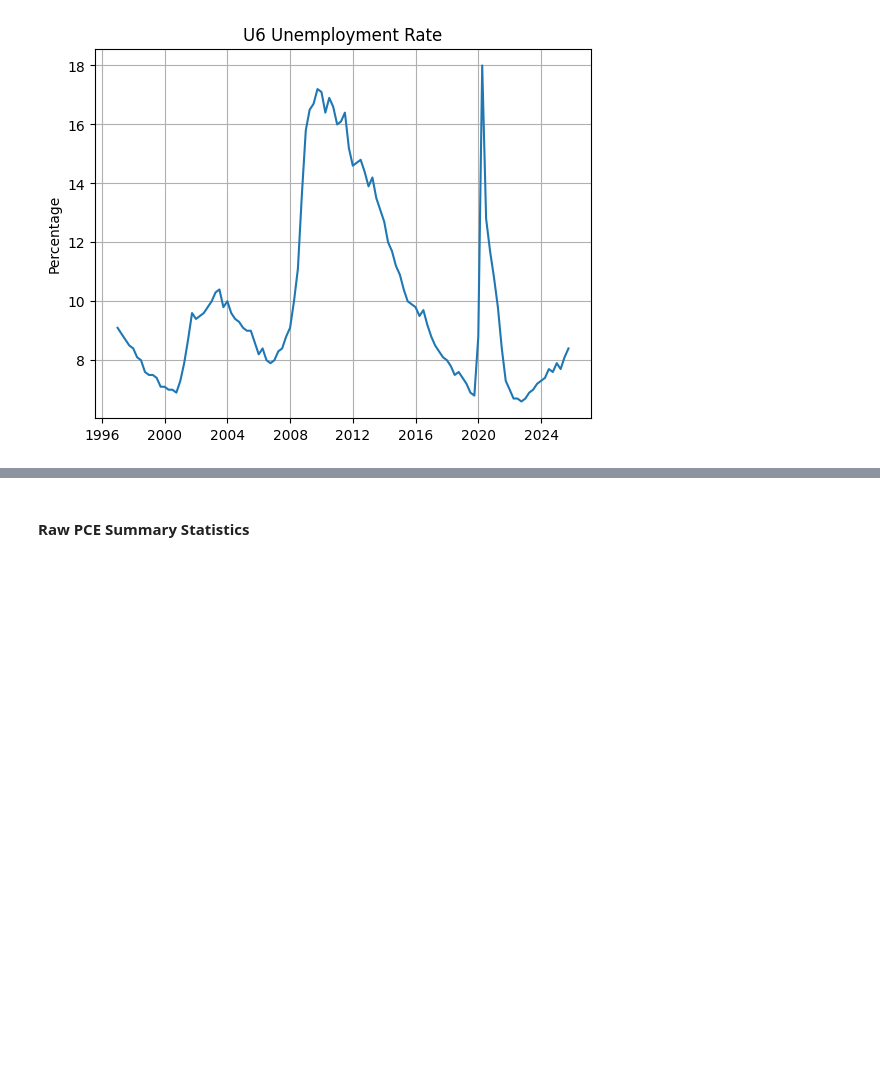
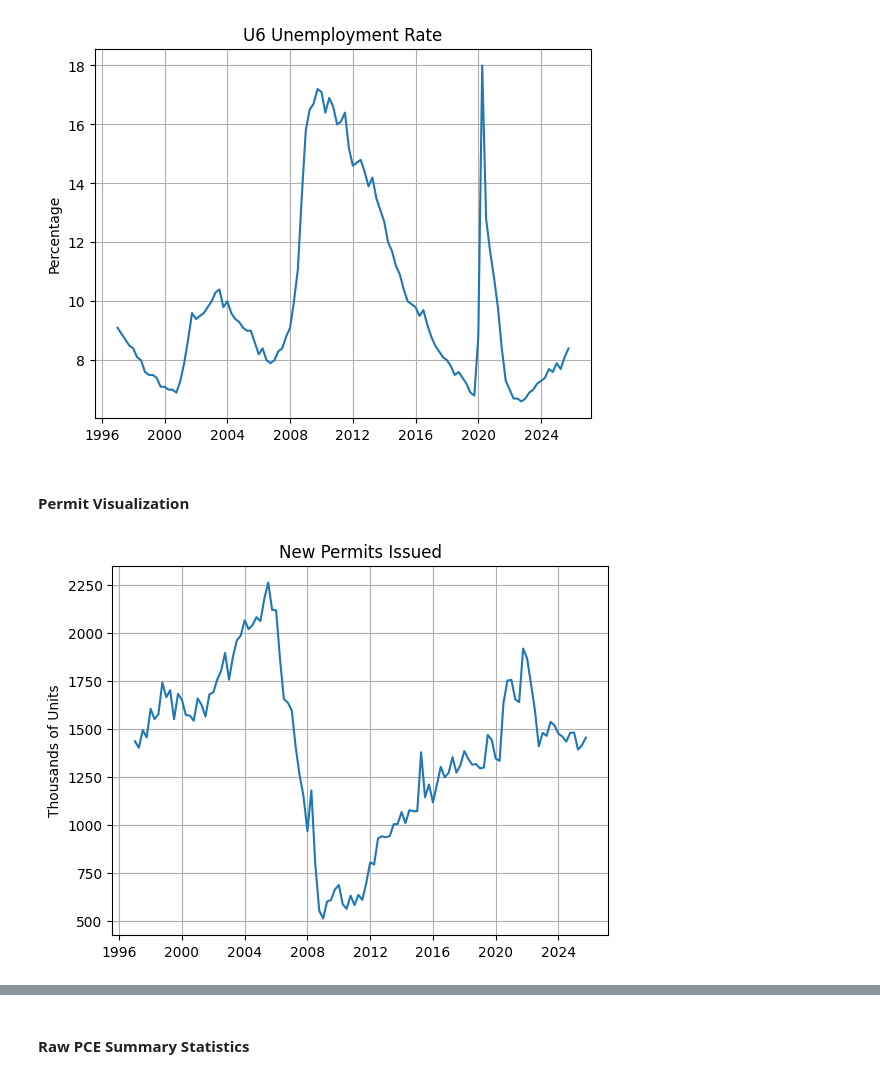
Before and after one commit to emcgeever-husky/Lam-McGeever-2500, a Jupyter notebook: Lam_McGeever_FP.ipynb, the cells around one changed output, grey strips where cells are left out. Saved outputs shown, nothing was run; the diff lists cells and outputs as text; code cells hidden in the pictures; blank space fills up the shorter version.

Commit message:
Added Data Dictionary, also created visualization for VIXCLS and Permits

```diff
--- a/Lam_McGeever_FP.ipynb
+++ b/Lam_McGeever_FP.ipynb
@@ -75,7 +69,7 @@ unrate = unrate.resample('QS').last()
 # %%
 indicators_df = pce_health.join([pce_food, pce_core, pce_energy, u_6])
 delinquancy_rates_df = ccard_dr.join([csm_loan_dr, mtg_dr])
-macro_df = hpi.join([permit, vix, unrate])
+macro_df = permit.join([vix])
 
 df_master = indicators_df.join(delinquancy_rates_df).join(macro_df)
 # %%
@@ -170,3 +164,13 @@ plt.grid()
 plt.show()
 # %% [output]
 [figure]
+# %% [markdown]
+#### Permit Visualization
+# %%
+plt.plot(df_master.index, df_master['permit'])
+plt.title('New Permits Issued')
+plt.ylabel('Thousands of Units')
+plt.grid()
+plt.show()
+# %% [output]
+[figure, added]
```
Also changed, not shown: parts of 7 cells of this notebook, 1 other file.
